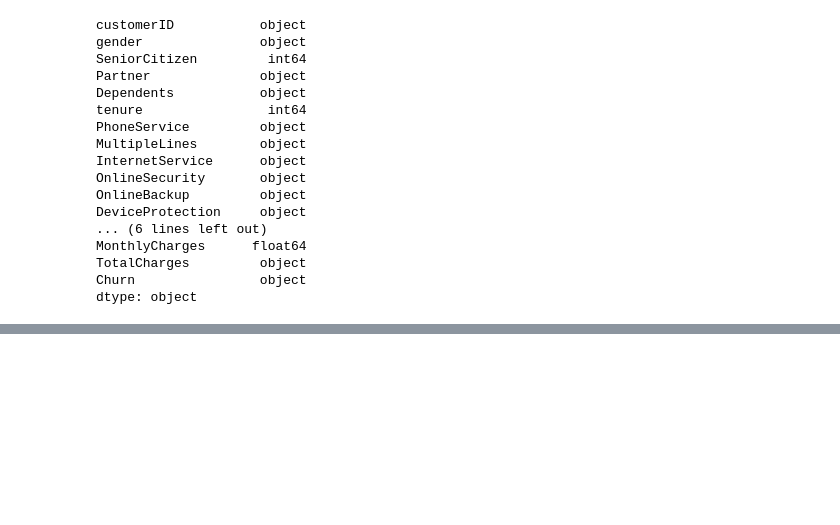
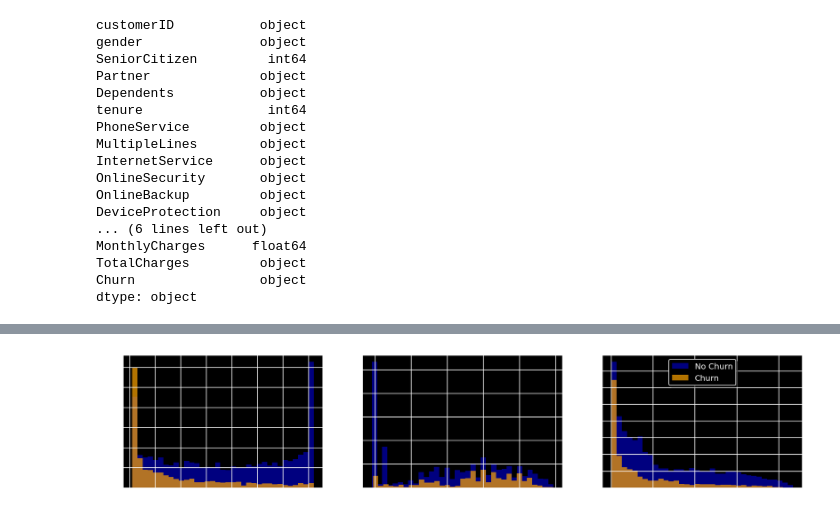
Before and after one commit to Chayanika-Basak/Customer-Churn-Prediction, a Jupyter notebook: CustomerChurnPrediction/Chayanika/Customer_Churn_Prediction.ipynb, the cells around one changed output, grey strips where cells are left out. Cells and saved outputs as stored; diff of their text form; code cells hidden in the pictures; blank space fills up the shorter version.

```diff
--- a/CustomerChurnPrediction/Chayanika/Customer_Churn_Prediction.ipynb
+++ b/CustomerChurnPrediction/Chayanika/Customer_Churn_Prediction.ipynb
@@ -89,0 +217,9 @@ dtype: object
+# %%
+fig, ax = plt.subplots(1, 3, figsize=(15, 3))
+num_cols = ['tenure', 'MonthlyCharges', 'TotalCharges']
+for i in range(3):
+    df[df.Churn == 'No'][num_cols[i]].hist(bins=35, color='blue', alpha=0.5, ax=ax[i])
+    df[df.Churn == 'Yes'][num_cols[i]].hist(bins=35, color='orange', alpha=0.7, ax=ax[i])
+    plt.legend(['No Churn', 'Churn'], shadow=True, loc=9)
+# %% [output]
+[figure, added]
```
Also changed, not shown: parts of 18 cells of this notebook.
